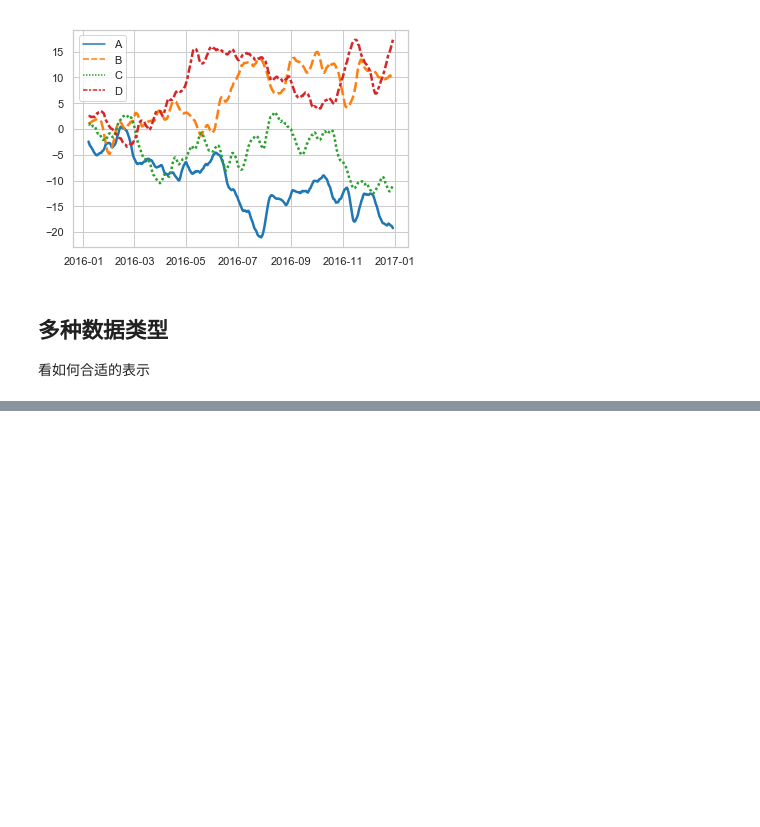
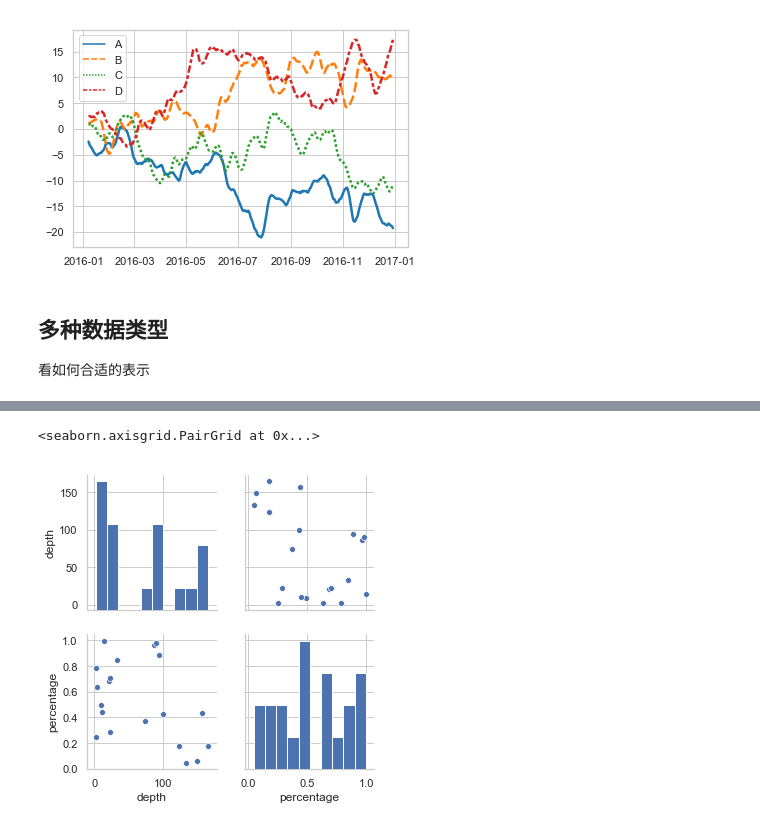
Before and after one commit to btrspg/python-lib-test, a Jupyter notebook: seaborn-test.ipynb, the cells around one changed output, grey strips where cells are left out. Saved outputs shown, nothing was run; the diff lists cells and outputs as text; code cells hidden in the pictures; blank space fills up the shorter version.

```diff
--- a/seaborn-test.ipynb
+++ b/seaborn-test.ipynb
@@ -200,0 +211,5 @@ sns.pairplot(pd_data, hue="type")
+# %%
+sns.pairplot(pd_data)
+# %% [output]
+<seaborn.axisgrid.PairGrid at 0x...>
+[figure, added]
```
Also changed, not shown: parts of 10 cells of this notebook.
